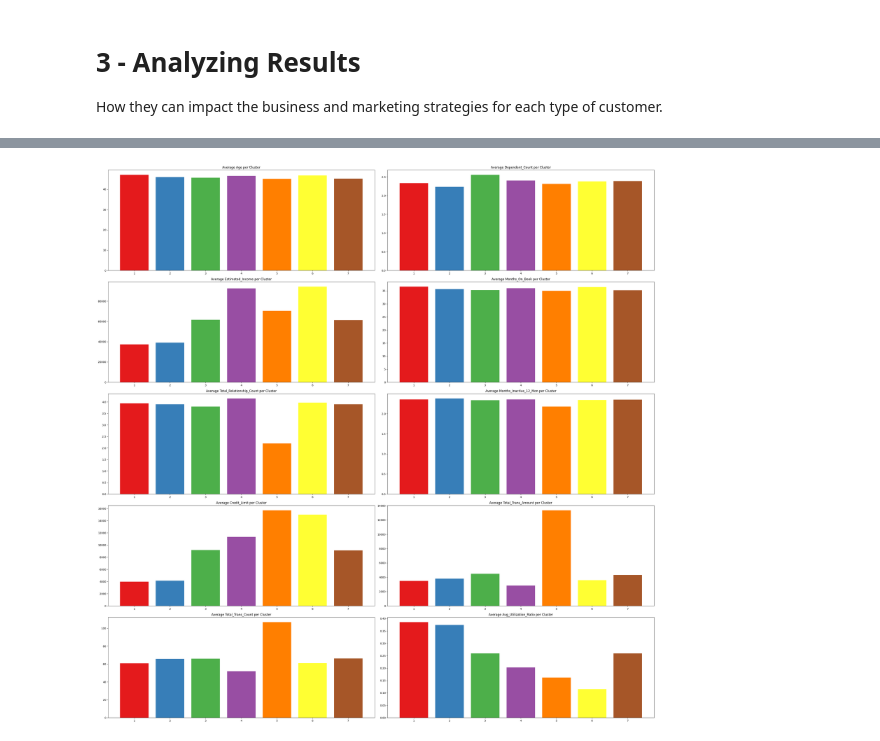
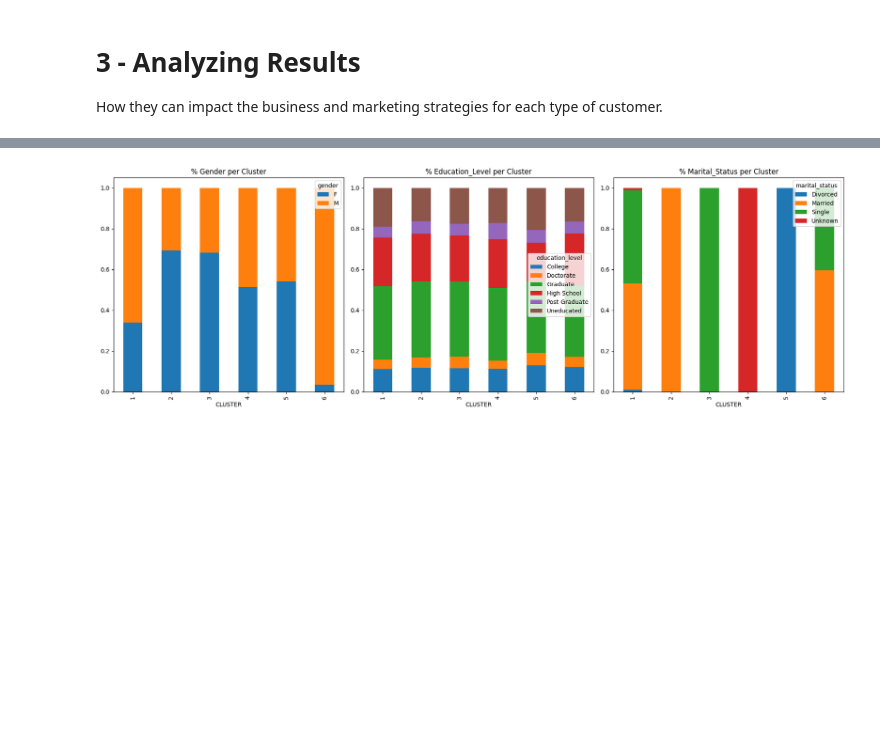
Before and after one commit to DoanNgocCuongBKEGNH/MiniProjs-Research, a Jupyter notebook: MachineLearning/Credit Card Customer Segmentation_Clustering&GCN/Credit Card Customer Segmentation_Clustering&GCN.ipynb, the cells around one changed output, grey strips where cells are left out. Saved outputs shown, nothing was run; the diff lists cells and outputs as text; code cells hidden in the pictures; blank space fills up the shorter version.

```diff
--- a/MachineLearning/Credit Card Customer Segmentation_Clustering&GCN/Credit Card Customer Segmentation_Clustering&GCN.ipynb
+++ b/MachineLearning/Credit Card Customer Segmentation_Clustering&GCN/Credit Card Customer Segmentation_Clustering&GCN.ipynb
@@ -316,38 +366,18 @@ plt.show()
-# %%
-## Considering each numeric variable grouped by the CLUSTER column.
-
-numeric_columns = clustered_customers_df.select_dtypes(include='number').drop(['customer_id', 'CLUSTER'], axis=1).columns
-
-figure, axes = plt.subplots(5, 2, figsize=(30, 30)) # figure obj  grid of 5 rows and 2 cols of subplots, figure: hình ảnh 30inch*30inch.
-axes = axes.flatten() # axes is a list of axes objects for each plot -> flatten: to 1-dimensional array.
-
-for i, column in enumerate(numeric_columns): # enumerate funt to get both the index i and he column name
-    # print (i, column)
-    plot_df = clustered_customers_df.groupby('CLUSTER')[column].mean()
-    # print(df_plot)
-    axes[i].bar(plot_df.index, df_plot, color=sns.color_palette('Set1')) # Set1: a set of distinct colors
-    axes[i].set_title(f'Average {column.title()} per Cluster')
-
-plt.tight_layout()
-plt.show()
-# %% [output]
-[figure, removed]
 # %%
-cat_columns = clustered_customers_df.select_dtypes(include=['object'])
+## (WITH crosstab funct) Considering each categorical columns grouped by the CLUSTER column
+categor_columns = clustered_customers_df.select_dtypes(include=['object'])
+fig = plt.figure(figsize=(18, 6))
+for i, col in enumerate(categor_columns):
+    # # pd.crosstab(index, columns, values=None, rownames=None, colnames=None, aggfunc=None, margins=False, margins_name='All', dropna=True, normalize=False)
+    plot_df = pd.crosstab(index=clustered_customers_df['CLUSTER'],
+                          columns=clustered_customers_df[col],
+                          normalize='index')
 
-fig = plt.figure(figsize=(18, 6))
-for i, col in enumerate(cat_columns):
-    plot_df = pd.crosstab(index=clustered_customers_df['CLUSTER'], columns=clustered_customers_df[col], values=clustered_customers_df[col], aggfunc='size', normalize='index')
     ax = fig.add_subplot(1, 3, i+1)
-    plot_df.plot.bar(stacked=True, ax=ax, alpha=0.6)
-    ax.set_title(f'% {col.title()} per Cluster', alpha=0.5)
-
-    ax.set_ylim(0, 1.4)
-    ax.legend(frameon=False)
-    ax.xaxis.grid(False)
-
-    labels = [0, 0.2, 0.4, 0.6, 0.8, 1]
-    ax.set_yticklabels(labels)
+    plot_df.plot.bar(stacked=True, ax=ax) # stacked: xếp chồng, # ax của subplot được vẽ trên trục axes của figure được tạo trước đó
+    ax.set_title(f'% {col.title()} per Cluster')
 
 plt.tight_layout()
 plt.show()
+# %% [output]
+[figure, added]
```
Also changed, not shown: parts of 13 cells of this notebook.
